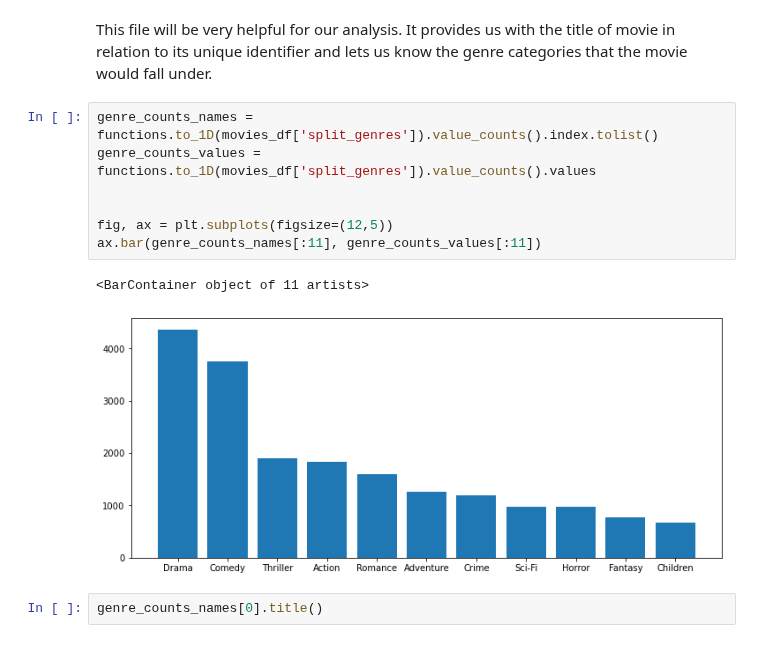
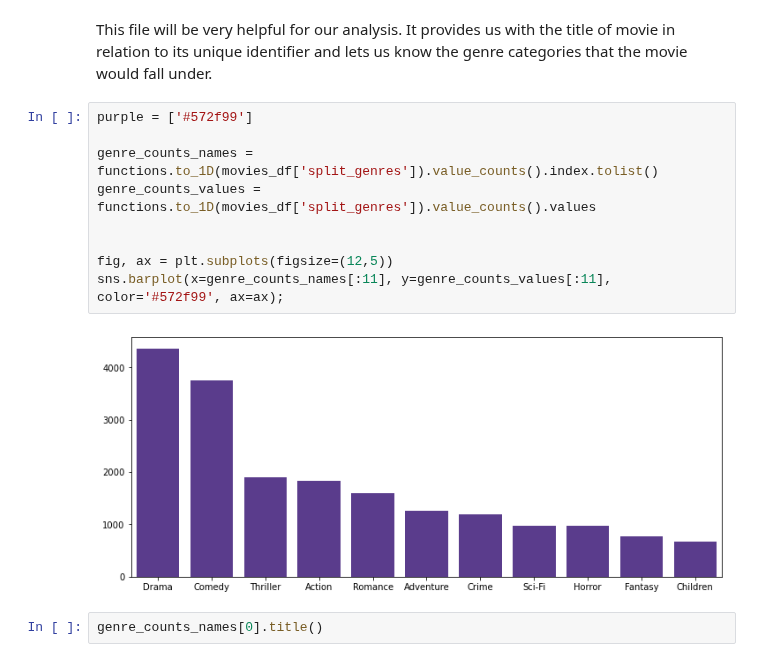
Before and after one commit to JasmineHuang25/rec-systems-project, a Jupyter notebook: clean.ipynb, the cells around one changed output. Saved outputs shown, nothing was run; the diff lists cells and outputs as text.

```diff
--- a/clean.ipynb
+++ b/clean.ipynb
@@ -153,15 +153,16 @@ movies_df['genres'] = movies_df['genres'].iloc[0:].apply(lambda x: x.lower())
 # %% [markdown]
 This file will be very helpful for our analysis. It provides us with the title of movie in relation to its unique identifier and lets us know the genre categories that the movie would fall under.
 # %%
+purple = ['#572f99']
+
 genre_counts_names = functions.to_1D(movies_df['split_genres']).value_counts().index.tolist()
 genre_counts_values = functions.to_1D(movies_df['split_genres']).value_counts().values
 
 
 fig, ax = plt.subplots(figsize=(12,5))
-ax.bar(genre_counts_names[:11], genre_counts_values[:11])
+sns.barplot(x=genre_counts_names[:11], y=genre_counts_values[:11], color='#572f99', ax=ax);
 # %% [output]
-<BarContainer object of 11 artists>
-[figure, old version]
+[figure, new version]
 # %%
 genre_counts_names[0].title()
 # %% [output]
```
Also changed, not shown: parts of 4 cells of this notebook, 2 other files.
